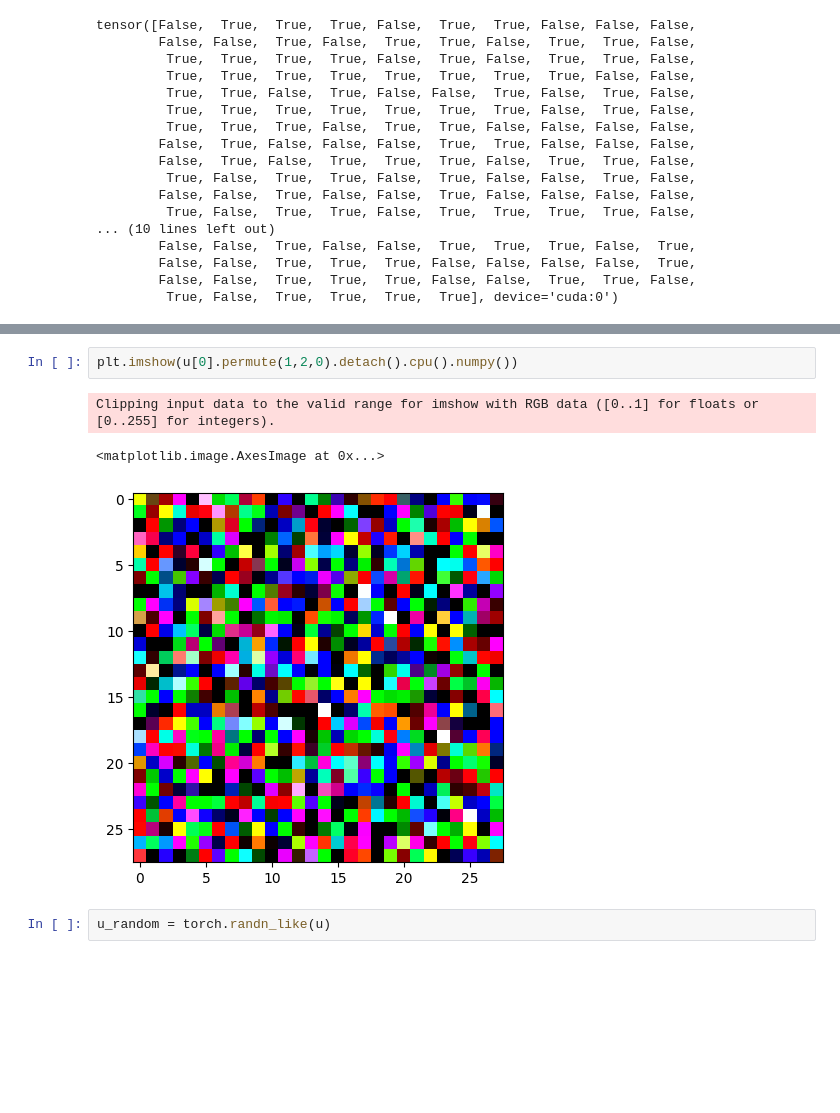
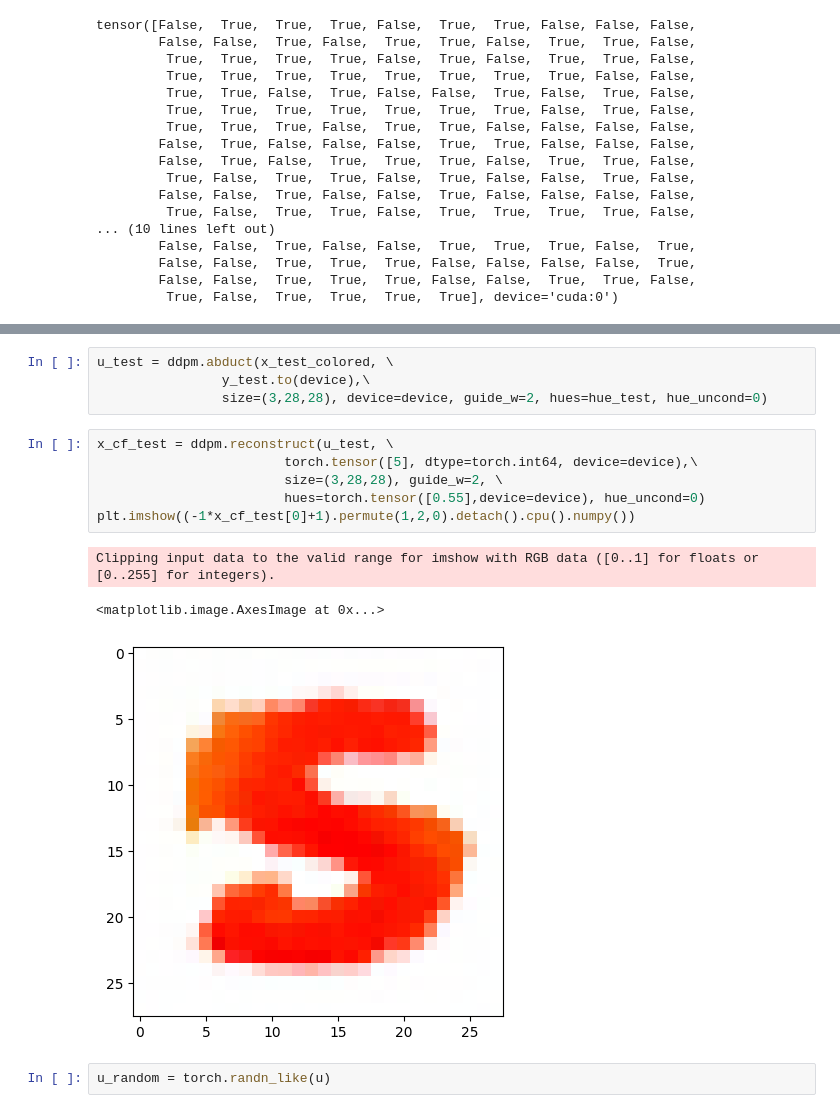
Before and after one commit to echeloni11/Diff_ColorMNIST, a Jupyter notebook: explore.ipynb, the cells around one changed output, grey strips where cells are left out. Saved outputs shown, nothing was run; the diff lists cells and outputs as text; blank space fills up the shorter version.

```diff
--- a/explore.ipynb
+++ b/explore.ipynb
@@ -225,9 +217,17 @@ plt.hist(u[0].detach().cpu().numpy().flatten(), bins=100)
-# %%
-plt.imshow(u[0].permute(1,2,0).detach().cpu().numpy())
-# %% [output]
-Clipping input data to the valid range for imshow with RGB data ([0..1] for floats or [0..255] for integers).
-<matplotlib.image.AxesImage at 0x...>
-[figure, removed]
+# %%
+u_test = ddpm.abduct(x_test_colored, \
+                y_test.to(device),\
+                size=(3,28,28), device=device, guide_w=2, hues=hue_test, hue_uncond=0)
+# %%
+x_cf_test = ddpm.reconstruct(u_test, \
+                        torch.tensor([5], dtype=torch.int64, device=device),\
+                        size=(3,28,28), guide_w=2, \
+                        hues=torch.tensor([0.55],device=device), hue_uncond=0)
+plt.imshow((-1*x_cf_test[0]+1).permute(1,2,0).detach().cpu().numpy())
+# %% [output]
+Clipping input data to the valid range for imshow with RGB data ([0..1] for floats or [0..255] for integers).
+<matplotlib.image.AxesImage at 0x...>
+[figure, added]
 # %%
 u_random = torch.randn_like(u)
 # %%
```
Also changed, not shown: parts of 8 cells of this notebook, 1 other file.
